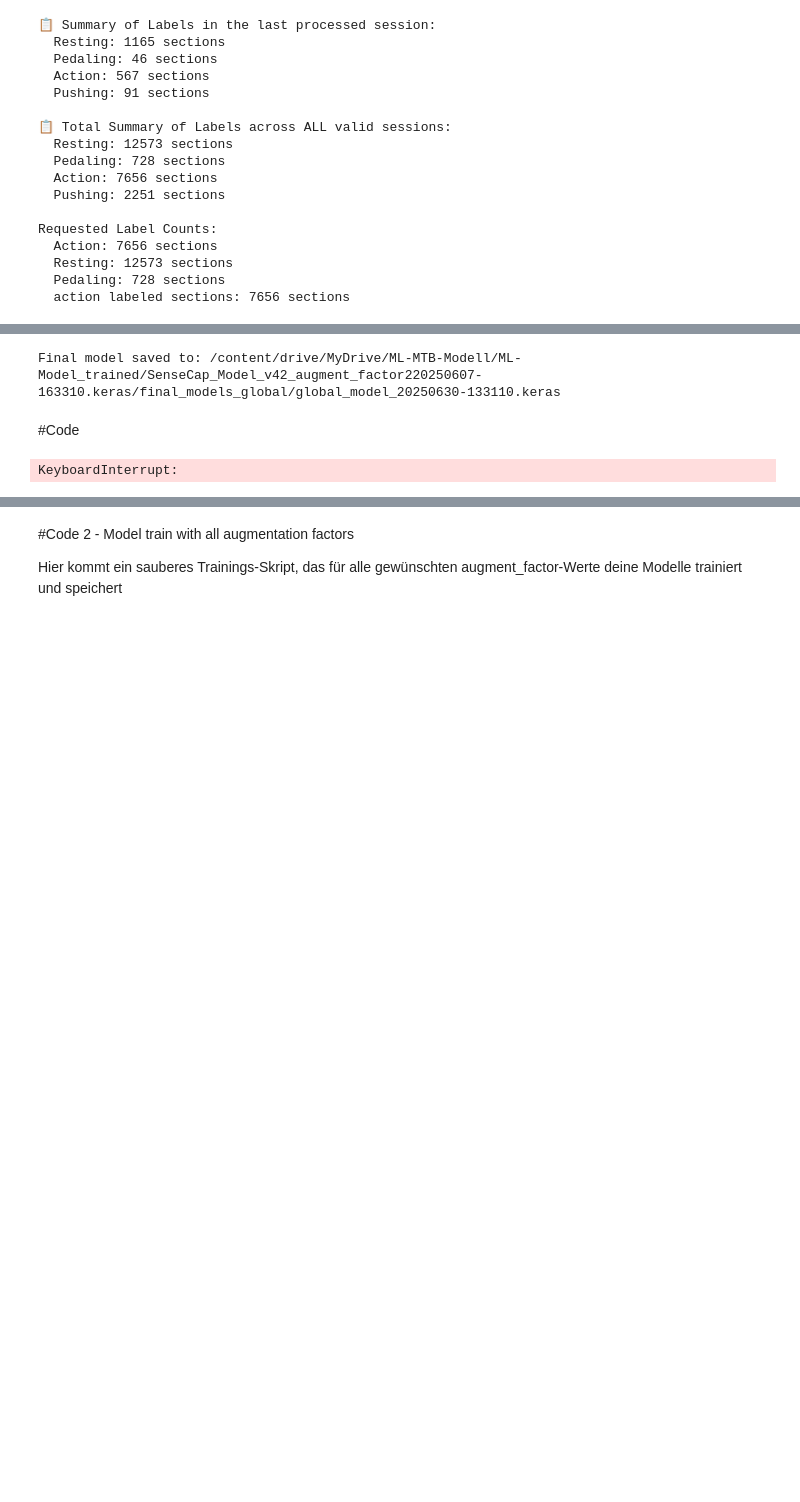
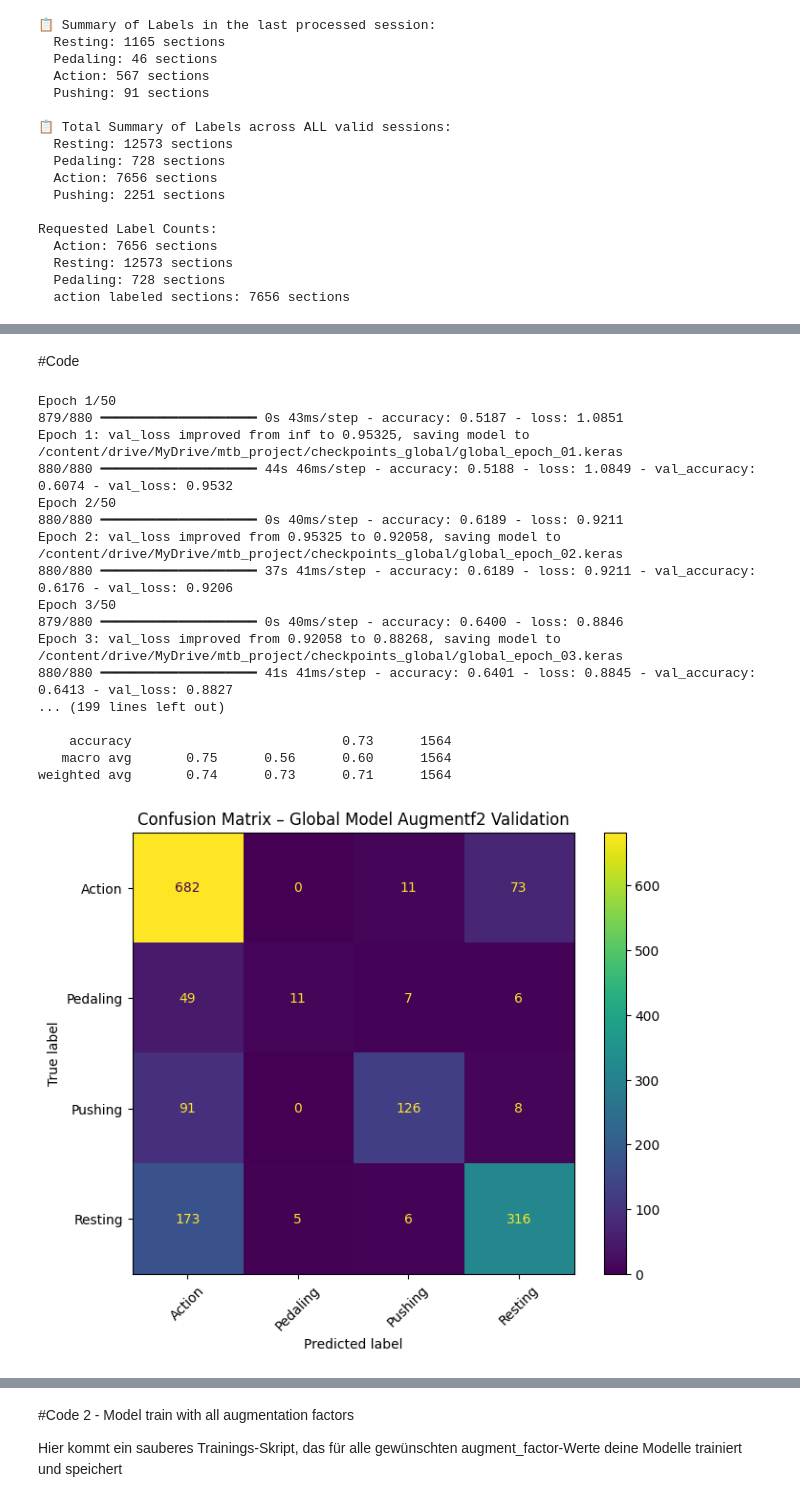
Before and after one commit to prinzessinmarlenifee/SenseCap, a Jupyter notebook: SenseCap_v4_2_globalModel_balancedData.ipynb, the cells around one changed output, grey strips where cells are left out. Saved outputs shown, nothing was run; the diff lists cells and outputs as text; code cells hidden in the pictures; blank space fills up the shorter version.

```diff
--- a/SenseCap_v4_2_globalModel_balancedData.ipynb
+++ b/SenseCap_v4_2_globalModel_balancedData.ipynb
@@ -866,32 +587,3 @@ weighted avg       0.75      0.74      0.74      1595
-# %%
-# prompt: save the trained model under content/drive/MyDrive/ML-MTB-Modell/ML-Model_trained/SenseCap_Model_v42_augment_factor220250607-163310.keras/final_models_global/
-
-import datetime
-
-# Define the directory path
-output_dir = '/content/drive/MyDrive/ML-MTB-Modell/ML-Model_trained/SenseCap_Model_v42_augment_factor220250607-163310.keras/final_models_global/'
-
-# Create the directory if it doesn't exist
-os.makedirs(output_dir, exist_ok=True)
-
-# Generate a timestamp for the filename
-timestamp = datetime.datetime.now().strftime("%Y%m%d-%H%M%S")
-
-# Define the model filename
-model_filename = f"global_model_{timestamp}.keras"
-
-# Construct the full path to save the model
-full_model_path = os.path.join(output_dir, model_filename)
-
-# Save the final trained model
-# Assuming 'final_model' is the model object you want to save from the previous cell
-if 'final_model' in locals():
-    final_model.save(full_model_path)
-    print(f"\nFinal model saved to: {full_model_path}")
-else:
-    print("\nModel 'final_model' not found. Please ensure the model was trained successfully.")
-# %% [output]
-Final model saved to: /content/drive/MyDrive/ML-MTB-Modell/ML-Model_trained/SenseCap_Model_v42_augment_factor220250607-163310.keras/final_models_global/global_model_20250630-133110.keras
 # %% [markdown]
 #Code
 # %%
@@ -919,7 +611,7 @@ os.makedirs(report_dir, exist_ok=True)
 
 #Data Augmentation
 
-def augment_time_series_multiclass(X, y, augment_factor=3, jitter_std=0.015, scale_range=(0.85, 1.15),
+def augment_time_series_multiclass(X, y, augment_factor=2, jitter_std=0.02, scale_range=(0.85, 1.15),
                                    permute_segments=3, apply_mixup=False, seed=42):
     """
     Führt Data Augmentation für multiklassige Zeitreihen durch.
@@ -997,8 +689,8 @@ def augment_time_series_multiclass(X, y, augment_factor=3, jitter_std=0.015, sca
 
 # 1️⃣ Sessions zusammenführen (dieser Teil muss mit deinen Daten ergänzt werden!)
 # Beispiel:
-X_all = np.concatenate(sessions_X)
-y_all = np.concatenate(sessions_y)
+X_all = X_combined_downsampled
+y_all = y_combined_downsampled
 
 # 2️⃣ Labels encoden
 le = LabelEncoder()
@@ -1058,31 +750,48 @@ print(f"\n✅ Validation Accuracy: {val_acc:.2f}")
 
 # 🔮 Vorhersagen
 y_pred_probs = model.predict(X_val, verbose=0)
 y_pred_classes = np.argmax(y_pred_probs, axis=1)
 
 # 📊 Report + Matrix
 labels_present = unique_labels(y_val, y_pred_classes)
 report_text = classification_report(
     y_val, y_pred_classes,
     labels=labels_present,
     target_names=[le.classes_[i] for i in labels_present]
 )
 print("\n📄 Classification Report:\n")
 print(report_text)
 
 # 💾 Speichern als Text
 with open(os.path.join(report_dir, "global_model_augmentf2_classification_report{timestamp}.txt"), "w") as f:
     f.write(report_text)
 
 # 📈 Confusion Matrix
 cm = confusion_matrix(y_val, y_pred_classes, labels=labels_present)
 disp = ConfusionMatrixDisplay(cm, display_labels=[le.classes_[i] for i in labels_present])
 fig, ax = plt.subplots(figsize=(8, 6))
 disp.plot(ax=ax, xticks_rotation=45)
 plt.title("Confusion Matrix – Global Model Augmentf2 Validation")
 
 # 💾 Speichern als PNG
 plt.savefig(os.path.join(report_dir, "global_model_confusion_matrix_augmentfactor2{timestamp}.png"))
 plt.show()
 # %% [output]
-KeyboardInterrupt:
+Epoch 1/50
+879/880 ━━━━━━━━━━━━━━━━━━━━ 0s 43ms/step - accuracy: 0.5187 - loss: 1.0851
+Epoch 1: val_loss improved from inf to 0.95325, saving model to /content/drive/MyDrive/mtb_project/checkpoints_global/global_epoch_01.keras
+880/880 ━━━━━━━━━━━━━━━━━━━━ 44s 46ms/step - accuracy: 0.5188 - loss: 1.0849 - val_accuracy: 0.6074 - val_loss: 0.9532
+Epoch 2/50
+880/880 ━━━━━━━━━━━━━━━━━━━━ 0s 40ms/step - accuracy: 0.6189 - loss: 0.9211
+Epoch 2: val_loss improved from 0.95325 to 0.92058, saving model to /content/drive/MyDrive/mtb_project/checkpoints_global/global_epoch_02.keras
+880/880 ━━━━━━━━━━━━━━━━━━━━ 37s 41ms/step - accuracy: 0.6189 - loss: 0.9211 - val_accuracy: 0.6176 - val_loss: 0.9206
+Epoch 3/50
+879/880 ━━━━━━━━━━━━━━━━━━━━ 0s 40ms/step - accuracy: 0.6400 - loss: 0.8846
+Epoch 3: val_loss improved from 0.92058 to 0.88268, saving model to /content/drive/MyDrive/mtb_project/checkpoints_global/global_epoch_03.keras
+880/880 ━━━━━━━━━━━━━━━━━━━━ 41s 41ms/step - accuracy: 0.6401 - loss: 0.8845 - val_accuracy: 0.6413 - val_loss: 0.8827
+... (199 lines left out)
+
+    accuracy                           0.73      1564
+   macro avg       0.75      0.56      0.60      1564
+weighted avg       0.74      0.73      0.71      1564
+[figure, added]
```
Also changed, not shown: parts of 25 cells of this notebook.
